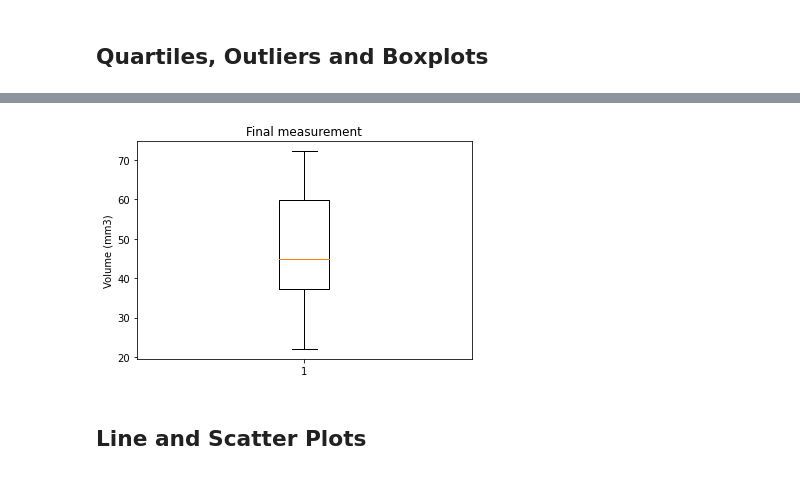
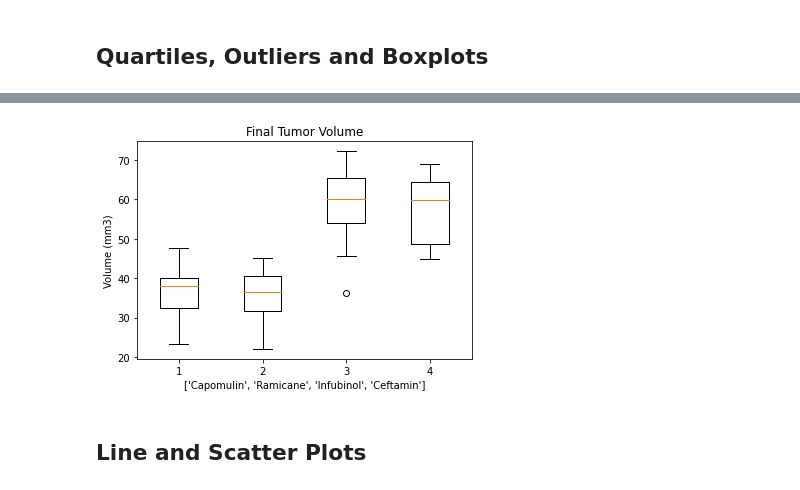
Before and after one commit to kioz-developer/matplotlib-challenge, a Jupyter notebook: pymaceuticals_starter.ipynb, the cells around one changed output, grey strips where cells are left out. Cells and saved outputs as stored; diff of their text form; code cells hidden in the pictures.

Commit message:
Including all four box plots within the same figure

```diff
--- a/pymaceuticals_starter.ipynb
+++ b/pymaceuticals_starter.ipynb
@@ -183,5 +183,25 @@ last_timepoint = last_timepoint.rename(columns={"Tumor Volume (mm3)" : "Final Tu
 final_merge = last_timepoint.merge(final_tumor_vol, on=["Mouse ID", "Drug Regimen"])
 
 final_merge.head()
+
+# -------------------------------------------------------------------------------------------------- #
+
+capomulin_data = data_cleaned.loc[data_cleaned["Drug Regimen"].isin(["Capomulin"])]
+capomulin_final_vol = capomulin_data.drop_duplicates(subset=["Mouse ID"], keep='last', inplace=False)
+capomulin_final_vol = capomulin_final_vol.rename(columns={"Tumor Volume (mm3)" : "Final Tumor Volume (mm3)"})
+
+ramicane_data = data_cleaned.loc[data_cleaned["Drug Regimen"].isin(["Ramicane"])]
+ramicane_final_vol = ramicane_data.drop_duplicates(subset=["Mouse ID"], keep='last', inplace=False)
+ramicane_final_vol = ramicane_final_vol.rename(columns={"Tumor Volume (mm3)" : "Final Tumor Volume (mm3)"})
+
+infubinol_data = data_cleaned.loc[data_cleaned["Drug Regimen"].isin(["Infubinol"])]
+infubinol_final_vol = infubinol_data.drop_duplicates(subset=["Mouse ID"], keep='last', inplace=False)
+infubinol_final_vol = infubinol_final_vol.rename(columns={"Tumor Volume (mm3)" : "Final Tumor Volume (mm3)"})
+
+ceftamin_data = data_cleaned.loc[data_cleaned["Drug Regimen"].isin(["Ceftamin"])]
+ceftamin_final_vol = ceftamin_data.drop_duplicates(subset=["Mouse ID"], keep='last', inplace=False)
+ceftamin_final_vol = ceftamin_final_vol.rename(columns={"Tumor Volume (mm3)" : "Final Tumor Volume (mm3)"})
+
+capomulin_final_vol.head()
 # %% [output]
 |  | Mouse ID | Drug Regimen | Sex | Age_months | Weight (g) | Timepoint | Final Tumor Volume (mm3) | ... |
@@ -224,14 +280,14 @@ Values above 614.9598075962499 could be outliers
 # %%
 # Generate a box plot of the final tumor volume of each mouse across four regimens of interest
-tumor_vol_sample = tumor_vol_data.sample(90)["Final Tumor Volume (mm3)"].tolist()
 
 fig1, ax1 = plt.subplots()
-ax1.set_title('Final measurement')
+ax1.set_title('Final Tumor Volume')
+ax1.set_xlabel(treatemnts)
 ax1.set_ylabel('Volume (mm3)')
-ax1.boxplot(tumor_vol_data["Final Tumor Volume (mm3)"].tolist())
+ax1.boxplot(regimens_final_vol)
 plt.show()
 # %% [output]
-[figure, old version]
+[figure, new version]
 # %% [markdown]
 ## Line and Scatter Plots
 # %%
```
Also changed, not shown: parts of 3 cells of this notebook.
